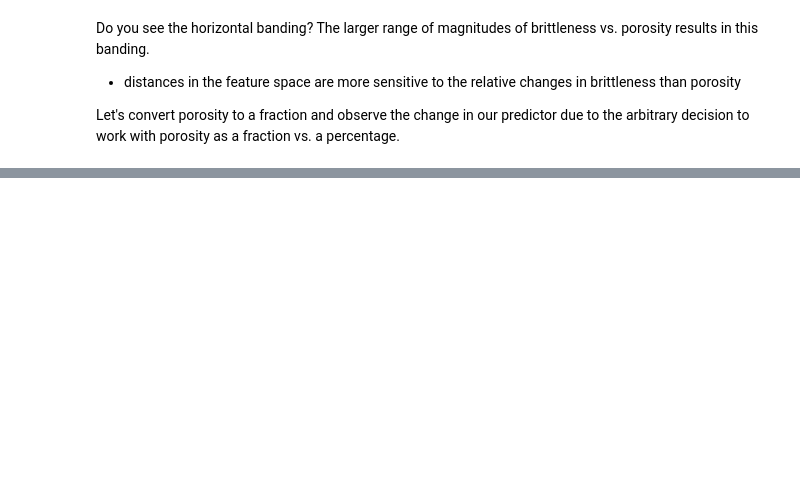
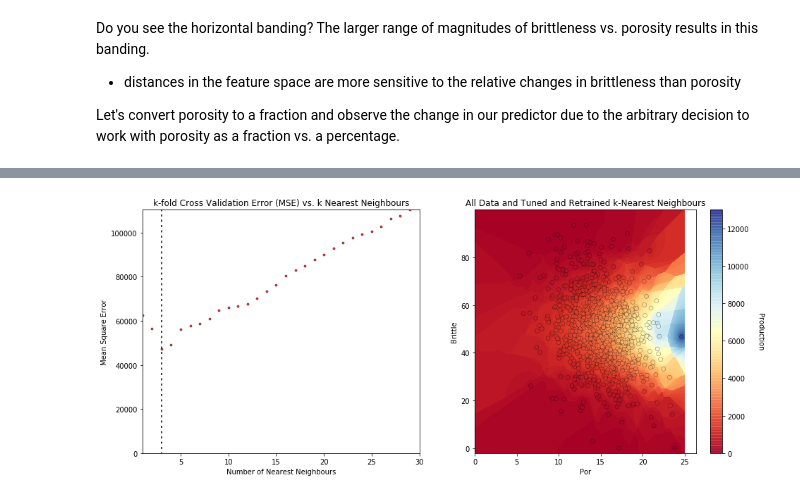
Before and after one commit to GeostatsGuy/PythonNumericalDemos, a Jupyter notebook: SubsurfaceDataAnalytics_kNearestNeighbour.ipynb, the cells around one changed output, grey strips where cells are left out. Cells and saved outputs as stored; diff of their text form; code cells hidden in the pictures; blank space fills up the shorter version.

```diff
--- a/SubsurfaceDataAnalytics_kNearestNeighbour.ipynb
+++ b/SubsurfaceDataAnalytics_kNearestNeighbour.ipynb
@@ -155,6 +155,12 @@ def visualize_model(model,xfeature,x_min,x_max,yfeature,y_min,y_max,response,z_m
     cbar = plt.colorbar(im, orientation = 'vertical')
     cbar.set_label(response.name, rotation=270, labelpad=20)
 
+def visualize_tuned_model(k_tuned,k_mat,score_mat):
+    plt.scatter(k_mat,score_mat,s=10.0, c="red", marker=None, cmap=None, norm=None, vmin=None, vmax=None, alpha=0.8, linewidths=0.5, verts=None, edgecolors="black")
+    plt.plot([k_tuned,k_tuned],[0,10000000],color='black',linestyle=(6, (2,3)),label='tuned',zorder=1)
+    plt.title('k-fold Cross Validation Error (MSE) vs. k Nearest Neighbours'); plt.xlabel('Number of Nearest Neighbours'); plt.ylabel('Mean Square Error')
+    plt.xlim(k_min,k_max); plt.ylim(0,np.max(score_mat))
+
 def check_model(model,xfeature,yfeature,response,title):    # plots the estimated vs. the actual
     predict_train = model.predict(np.c_[xfeature,yfeature])
     plt.scatter(response,predict_train,s=None, c='red',marker=None, cmap=None, norm=None, vmin=None, vmax=None, alpha=0.2, linewidths=0.3, verts=None, edgecolors="black")
@@ -637,0 +689,42 @@ plt.show()
+# %%
+from sklearn.pipeline import Pipeline                       # machine learning modeling pipeline
+from sklearn.pipeline import make_pipeline                  # machine learning modeling pipeline
+from sklearn.model_selection import GridSearchCV            # model hyperparameter grid search
+from sklearn.model_selection import KFold                   # k-fold cross validation
+
+folds = 4                                                   # number of k folds
+k_min = 1; k_max = 30                                       # range of k hyperparameter to consider
+
+X = my_data.loc[:,["Por","Brittle"]]                        # all the samples for the original features
+y = my_data.loc[:,"Production"]                             # warning this becomes a series, 1D ndarray with label
+
+pipe = Pipeline([                                           # the machine learning workflow as a pipeline object
+    ('scaler', StandardScaler()),
+    ('knear', KNeighborsRegressor())
+])
+
+params = {                                                  # the machine learning workflow method's parameters
+    'scaler': [StandardScaler()],
+    'knear__n_neighbors': np.arange(k_min,k_max,1,dtype = int),
+    'knear__metric': ['euclidean'],
+    'knear__p': [2],
+    'knear__weights': ['distance']
+}
+
+grid_cv_tuned = GridSearchCV(pipe, params, scoring = 'neg_mean_squared_error', # grid search cross validation
+                             cv=KFold(n_splits=folds,shuffle=False),
+                             refit = True)
+grid_cv_tuned.fit(X,y)                                      # fit model with tuned hyperparameters
+
+plt.subplot(121)
+visualize_tuned_model(grid_cv_tuned.best_params_['knear__n_neighbors'], # visualize the error vs. k
+                      grid_cv_tuned.cv_results_['param_knear__n_neighbors'],
+                      abs(grid_cv_tuned.cv_results_['mean_test_score']))
+
+plt.subplot(122)                                            # visualize the tuned model
+visualize_model(grid_cv_tuned,X["Por"],0.0,25,X["Brittle"],brittlemin-2,brittlemax,my_data["Production"],prodmin,prodmax,'All Data and Tuned and Retrained k-Nearest Neighbours')
+
+plt.subplots_adjust(left=0.0, bottom=0.0, right=2.0, top=1.2, wspace=0.2, hspace=0.2);
+plt.show()
+# %% [output]
+[figure, added]
```
Also changed, not shown: parts of 25 cells of this notebook.
